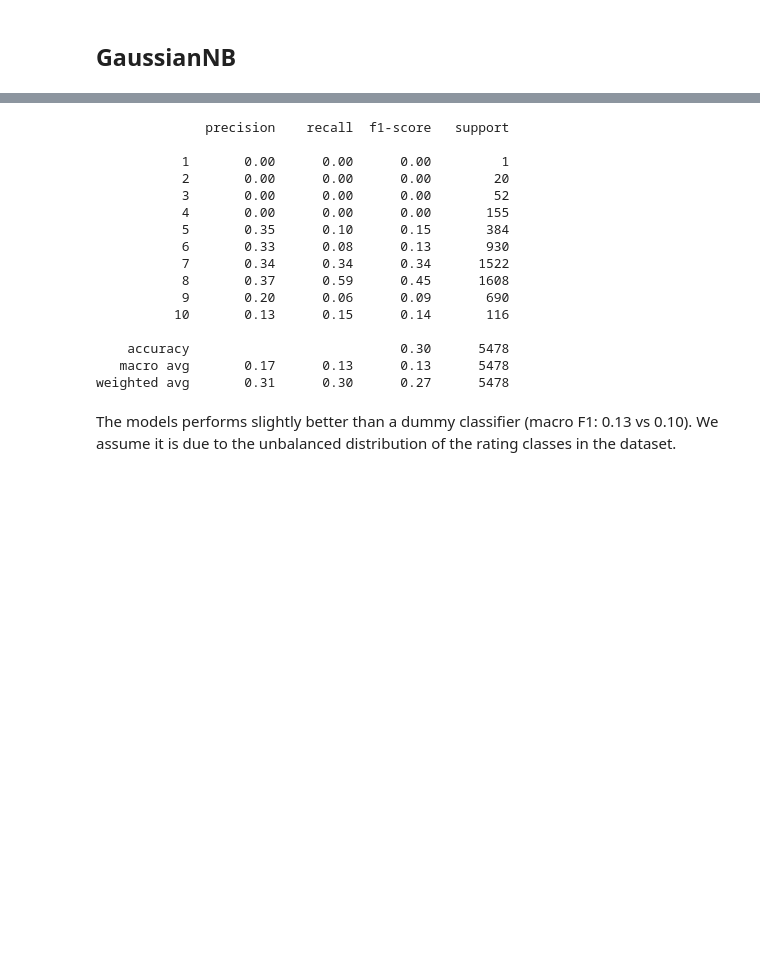
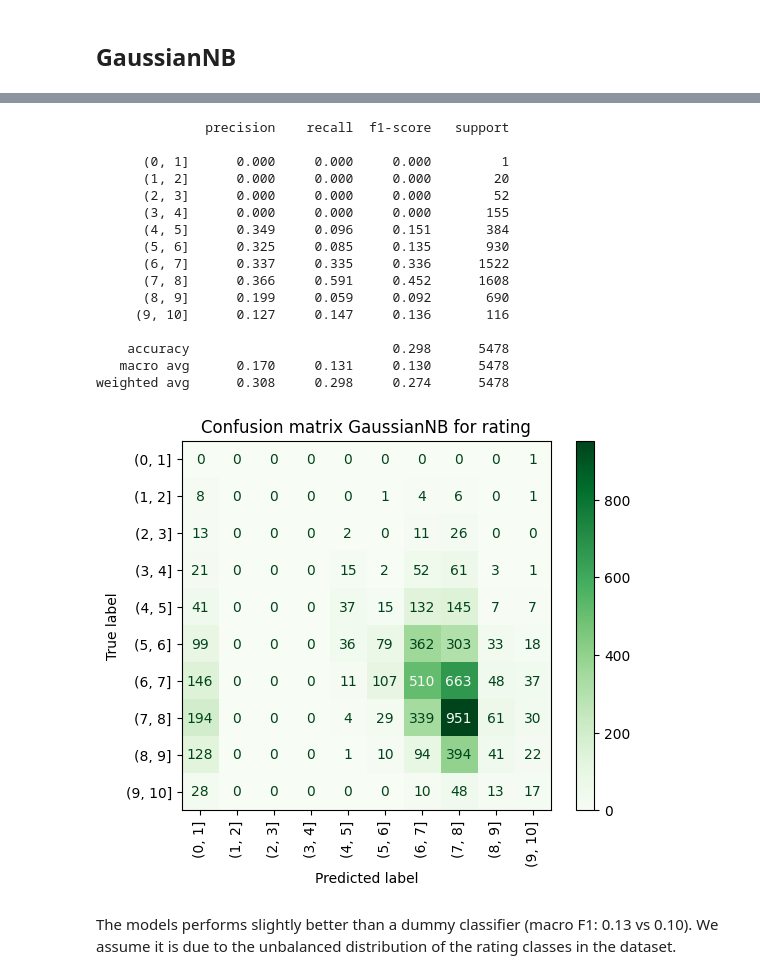
Before and after one commit to g-fabiani4-unipi/dm1_project, a Jupyter notebook: src/naive_bayes.ipynb, the cells around one changed output, grey strips where cells are left out. Saved outputs shown, nothing was run; the diff lists cells and outputs as text; code cells hidden in the pictures; blank space fills up the shorter version.

```diff
--- a/src/naive_bayes.ipynb
+++ b/src/naive_bayes.ipynb
@@ -301,6 +325,6 @@ Using categorical features as well as numeric features has proved to be benefici
 # %%
-y_train = df['ratingNum'].values
-y_test = df_test['ratingNum'].values
+y_train = df['rating'].values
+y_test = df_test['rating'].values
 # %% [markdown]
 ## GaussianNB
 # %%
@@ -320,22 +345,30 @@ array([9, 8, 1, ..., 8, 8, 1], shape=(5478,))
 # %%
-print(classification_report(y_test, y_pred))
+print(classification_report(y_test, y_pred, digits=3))
 # %% [output]
               precision    recall  f1-score   support
 
-           1       0.00      0.00      0.00         1
-           2       0.00      0.00      0.00        20
-           3       0.00      0.00      0.00        52
-           4       0.00      0.00      0.00       155
-           5       0.35      0.10      0.15       384
-           6       0.33      0.08      0.13       930
-           7       0.34      0.34      0.34      1522
-           8       0.37      0.59      0.45      1608
-           9       0.20      0.06      0.09       690
-          10       0.13      0.15      0.14       116
+      (0, 1]      0.000     0.000     0.000         1
+      (1, 2]      0.000     0.000     0.000        20
+      (2, 3]      0.000     0.000     0.000        52
+      (3, 4]      0.000     0.000     0.000       155
+      (4, 5]      0.349     0.096     0.151       384
+      (5, 6]      0.325     0.085     0.135       930
+      (6, 7]      0.337     0.335     0.336      1522
+      (7, 8]      0.366     0.591     0.452      1608
+      (8, 9]      0.199     0.059     0.092       690
+     (9, 10]      0.127     0.147     0.136       116
 
-    accuracy                           0.30      5478
-   macro avg       0.17      0.13      0.13      5478
-weighted avg       0.31      0.30      0.27      5478
+    accuracy                          0.298      5478
+   macro avg      0.170     0.131     0.130      5478
+weighted avg      0.308     0.298     0.274      5478
+# %%
+ConfusionMatrixDisplay.from_predictions(y_pred=y_pred, y_true=y_test,
+                                        xticks_rotation=90,
+                                        cmap='Greens')
+plt.title("Confusion matrix GaussianNB for rating")
+plt.show()
+# %% [output]
+[figure, added]
 # %% [markdown]
 The models performs slightly better than a dummy classifier (macro F1: 0.13 vs 0.10). We assume it is due to the unbalanced distribution of the rating classes in the dataset.
 # %%
```
Also changed, not shown: parts of 48 cells of this notebook.
